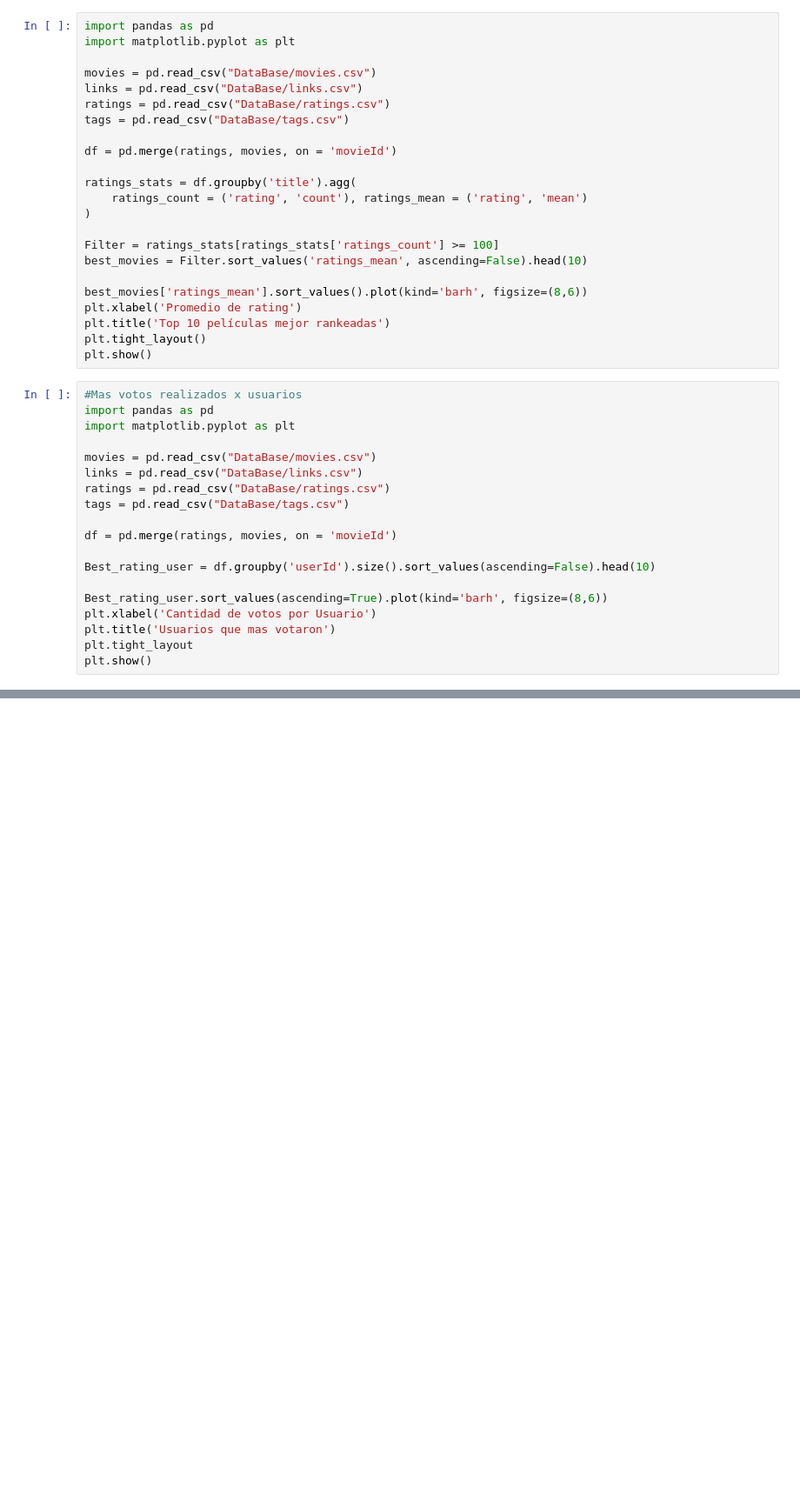
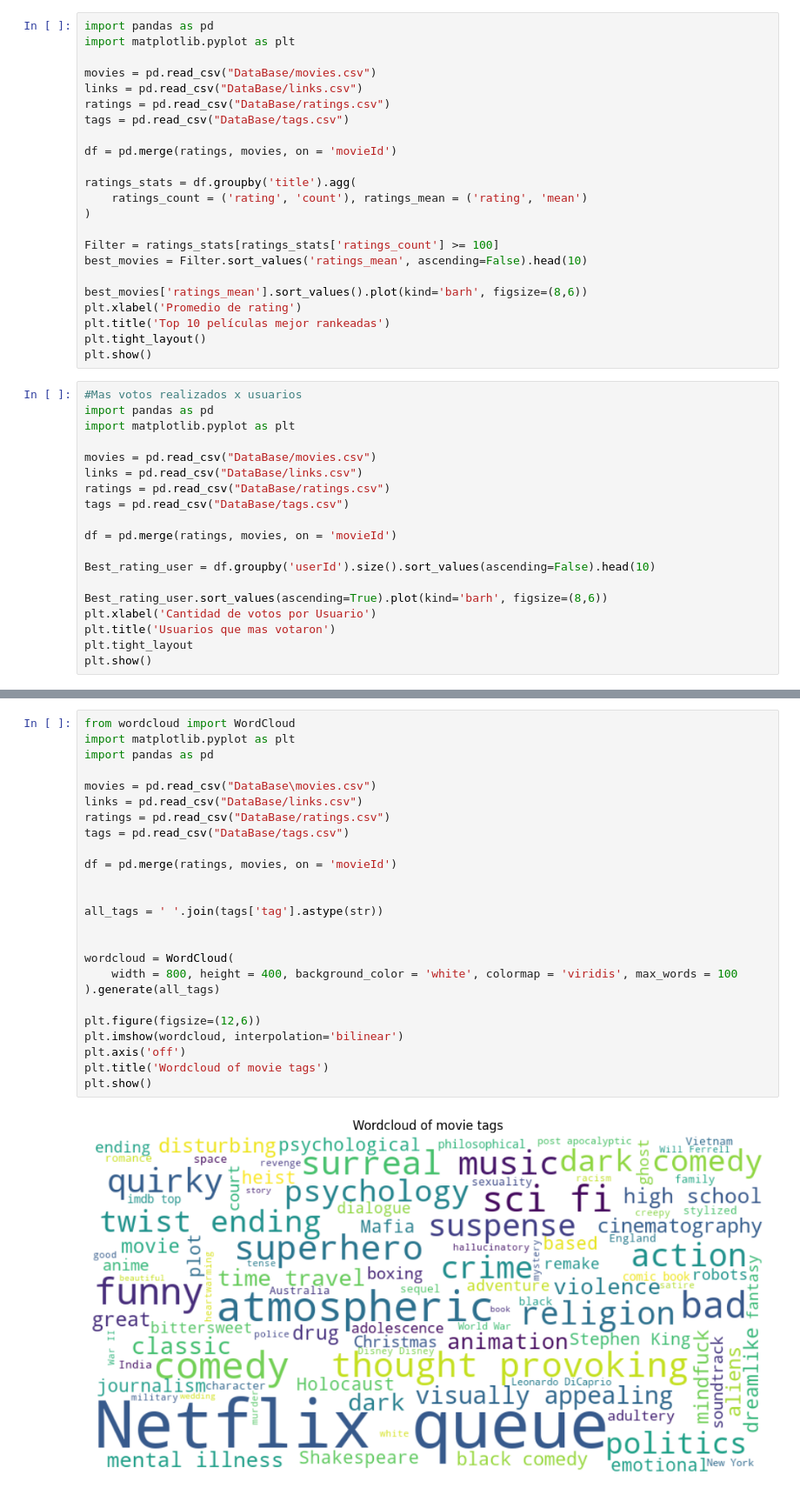
Before and after one commit to NoBugPablito/movielens-data-science-project, a Jupyter notebook: analisis_movielens.ipynb, the cells around one changed output, grey strips where cells are left out. Shown at 87% size. Cells and saved outputs as stored; diff of their text form; blank space fills up the shorter version.

Commit message:
WordCloud

```diff
--- a/analisis_movielens.ipynb
+++ b/analisis_movielens.ipynb
@@ -176,0 +157,27 @@ plt.show()
+# %%
+from wordcloud import WordCloud
+import matplotlib.pyplot as plt
+import pandas as pd
+
+movies = pd.read_csv("DataBase\movies.csv")
+links = pd.read_csv("DataBase/links.csv")
+ratings = pd.read_csv("DataBase/ratings.csv")
+tags = pd.read_csv("DataBase/tags.csv")
+
+df = pd.merge(ratings, movies, on = 'movieId')
+
+
+all_tags = ' '.join(tags['tag'].astype(str))
+
+
+wordcloud = WordCloud(
+    width = 800, height = 400, background_color = 'white', colormap = 'viridis', max_words = 100
+).generate(all_tags)
+
+plt.figure(figsize=(12,6))
+plt.imshow(wordcloud, interpolation='bilinear')
+plt.axis('off')
+plt.title('Wordcloud of movie tags')
+plt.show()
+# %% [output]
+[figure, added]
```
Also changed, not shown: parts of 2 cells of this notebook, 2 other files.
